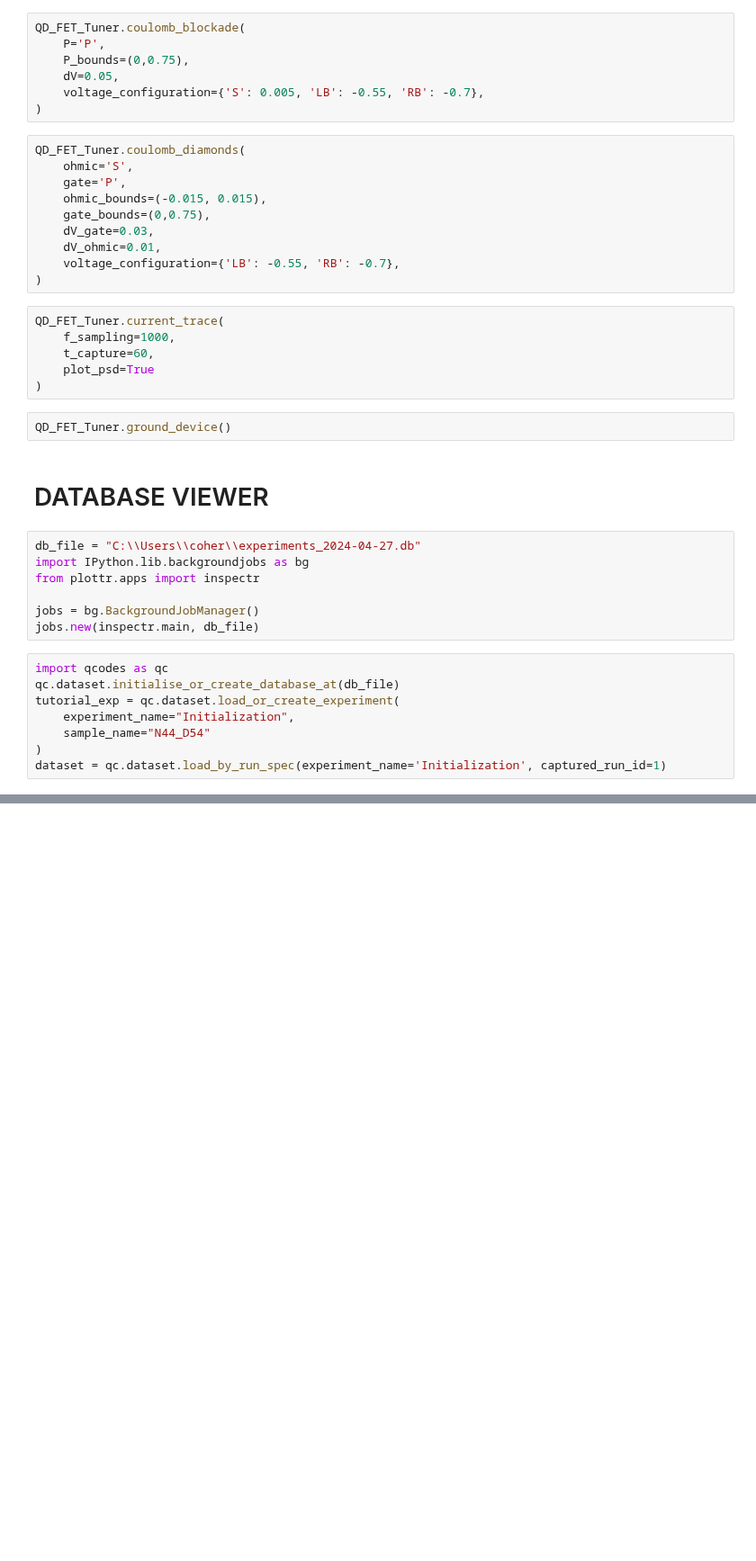
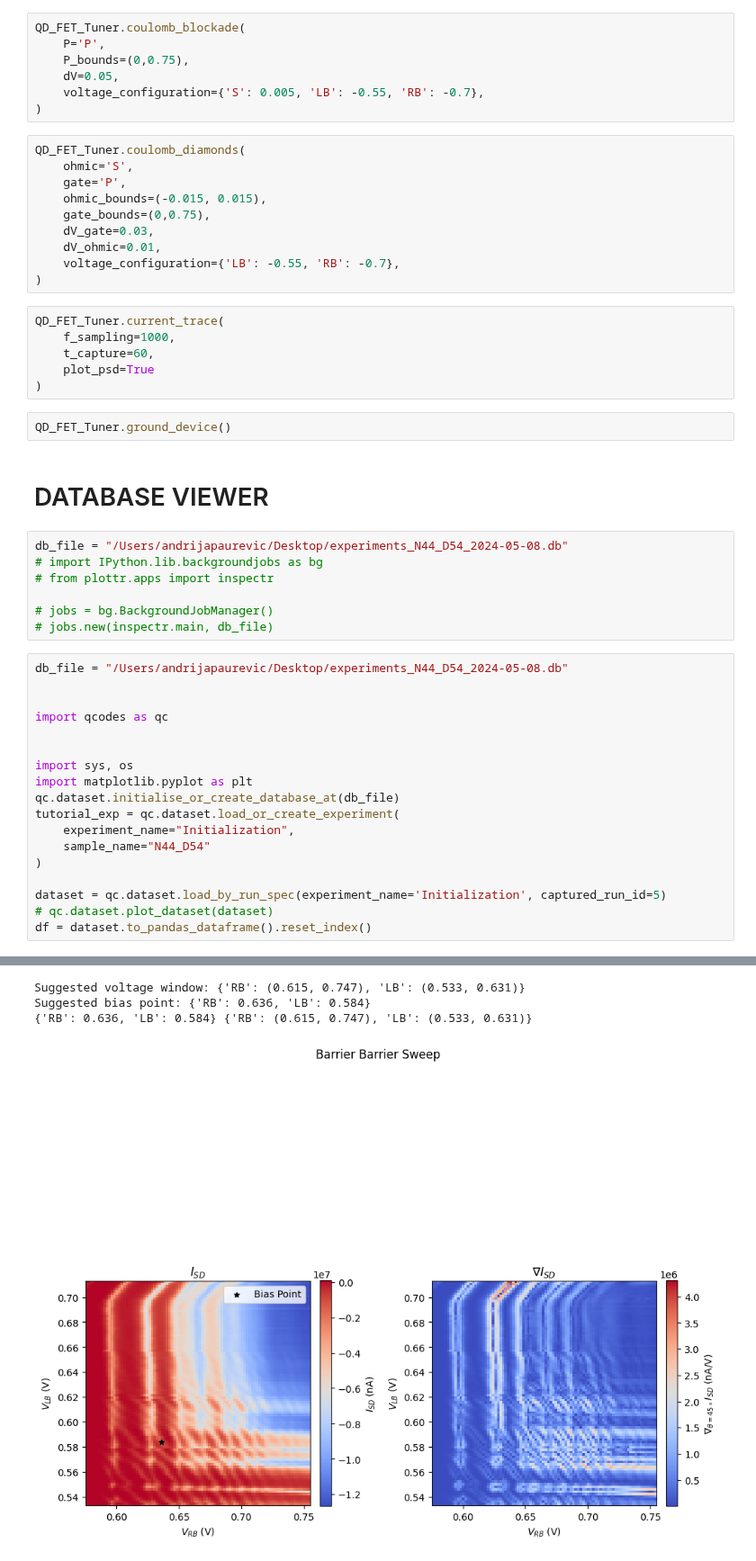
Before and after one commit to mainCSG/QuantumDotControl, a Jupyter notebook: autotuning/bootstrapping/src/sht_set_tuning.ipynb, the cells around one changed output, grey strips where cells are left out. Shown at 90% size. Cells and saved outputs as stored; diff of their text form; blank space fills up the shorter version.

```diff
--- a/autotuning/bootstrapping/src/sht_set_tuning.ipynb
+++ b/autotuning/bootstrapping/src/sht_set_tuning.ipynb
@@ -79,17 +87,28 @@ QD_FET_Tuner.ground_device()
 # %% [markdown]
 # DATABASE VIEWER
 # %%
-db_file = "C:\\Users\\coher\\experiments_2024-04-27.db"
-import IPython.lib.backgroundjobs as bg
-from plottr.apps import inspectr
+db_file = "/Users/andrijapaurevic/Desktop/experiments_N44_D54_2024-05-08.db"
+# import IPython.lib.backgroundjobs as bg
+# from plottr.apps import inspectr
 
-jobs = bg.BackgroundJobManager()
-jobs.new(inspectr.main, db_file)
+# jobs = bg.BackgroundJobManager()
+# jobs.new(inspectr.main, db_file)
 # %%
+db_file = "/Users/andrijapaurevic/Desktop/experiments_N44_D54_2024-05-08.db"
+
+
 import qcodes as qc
+
+
+import sys, os
+import matplotlib.pyplot as plt
 qc.dataset.initialise_or_create_database_at(db_file)
 tutorial_exp = qc.dataset.load_or_create_experiment(
     experiment_name="Initialization",
     sample_name="N44_D54"
 )
-dataset = qc.dataset.load_by_run_spec(experiment_name='Initialization', captured_run_id=1)
+
+dataset = qc.dataset.load_by_run_spec(experiment_name='Initialization', captured_run_id=5)
+# qc.dataset.plot_dataset(dataset)
+df = dataset.to_pandas_dataframe().reset_index()
+# %% [output]
@@ -95,0 +129,4 @@ dataset = qc.dataset.load_by_run_spec(experiment_name='Initialization', captured
+Suggested voltage window: {'RB': (0.615, 0.747), 'LB': (0.533, 0.631)}
+Suggested bias point: {'RB': 0.636, 'LB': 0.584}
+{'RB': 0.636, 'LB': 0.584} {'RB': (0.615, 0.747), 'LB': (0.533, 0.631)}
+[figure, added]
```
Also changed, not shown: parts of 7 cells of this notebook, 6 other files.
